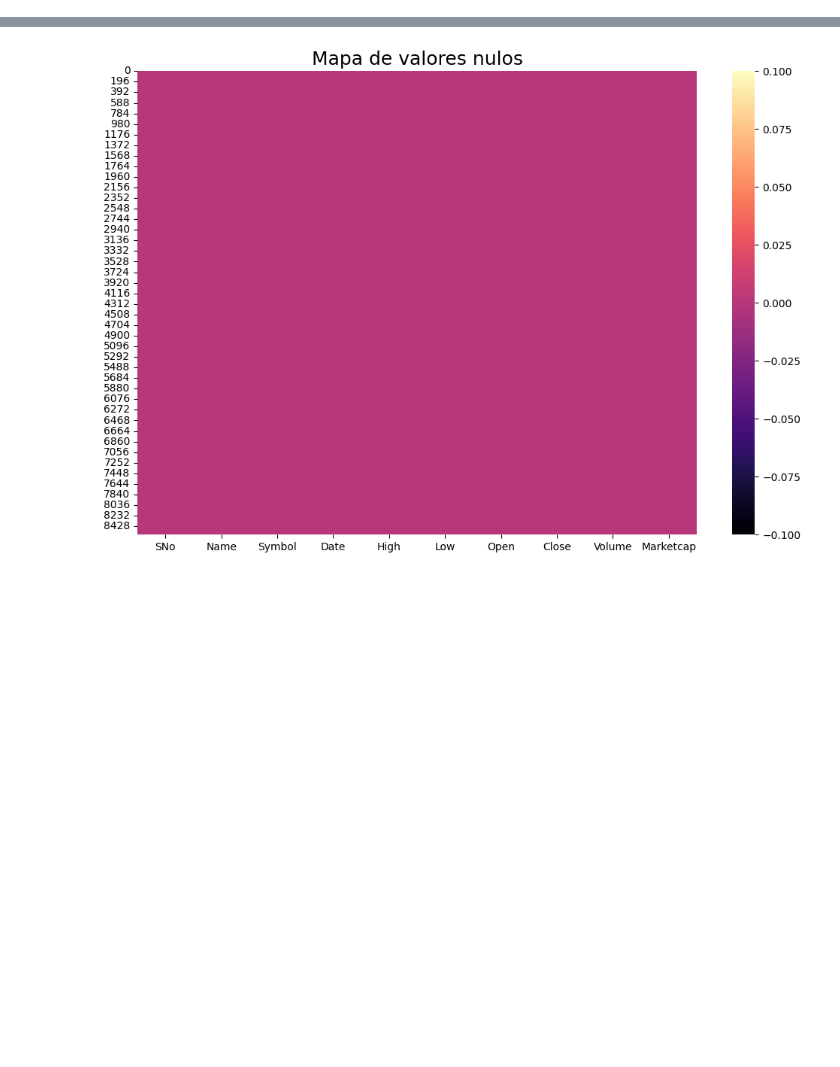
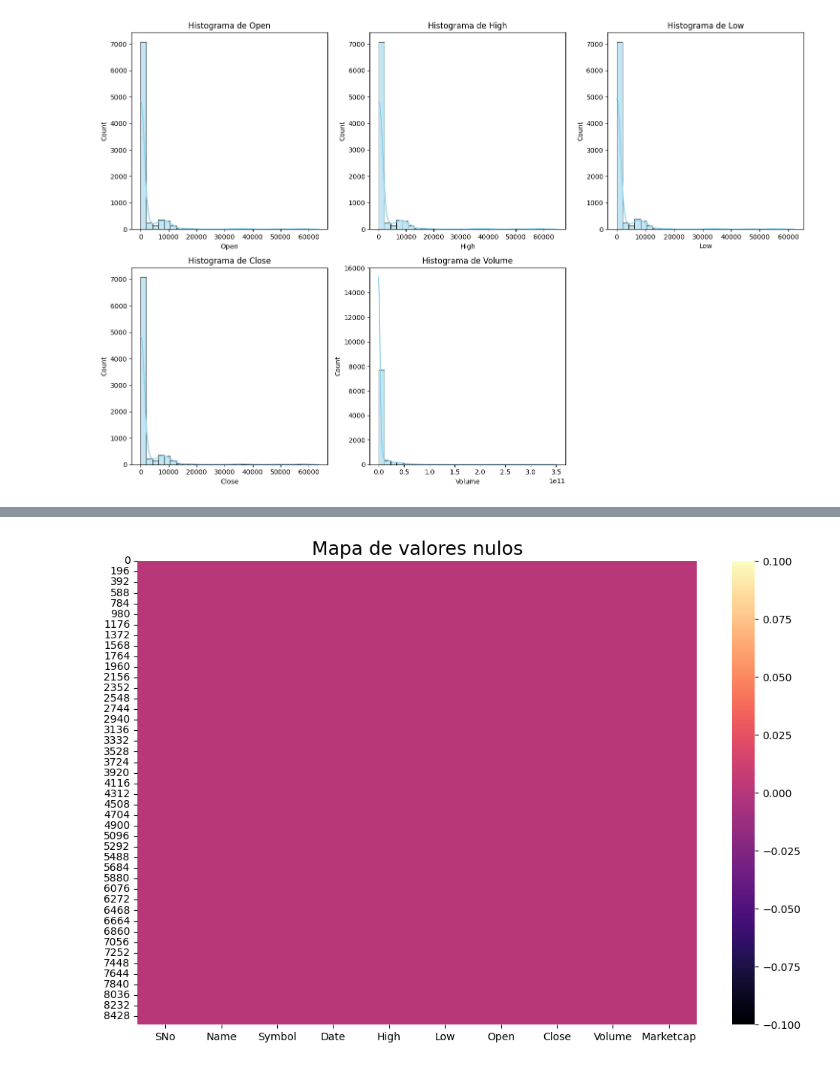
Before and after one commit to SpecTr03/Crypto-price-prediction, a Jupyter notebook: cryptoAnalysis.ipynb, the cells around one changed output, grey strips where cells are left out. Cells and saved outputs as stored; diff of their text form; code cells hidden in the pictures; blank space fills up the shorter version.

```diff
--- a/cryptoAnalysis.ipynb
+++ b/cryptoAnalysis.ipynb
@@ -62,3 +64,15 @@ memory usage: 670.8+ KB
 | 50% | 1431.000000 | 91.571416 | 85.498041 | 88.624752 | 88.675180 | 7.130490e+07 | 2.851460e+09 |
 | 75% | 2146.250000 | 469.253494 | 448.991257 | 458.386986 | 458.922989 | 2.058342e+09 | 9.183906e+09 |
 | max | 2991.000000 | 64863.098908 | 62208.964366 | 63523.754869 | 63503.457930 | 3.509679e+11 | 1.186364e+12 |
+# %%
+num_cols = ['Open', 'High', 'Low', 'Close', 'Volume']
+
+plt.figure(figsize=(15,10))
+for i, col in enumerate(num_cols):
+    plt.subplot(2, 3, i+1)
+    sns.histplot(df[col], bins=30, kde=True, color='skyblue')
+    plt.title(f'Histograma de {col}')
+plt.tight_layout()
+plt.show()
+# %% [output]
+[figure, added]
```
Also changed, not shown: parts of 11 cells of this notebook.
